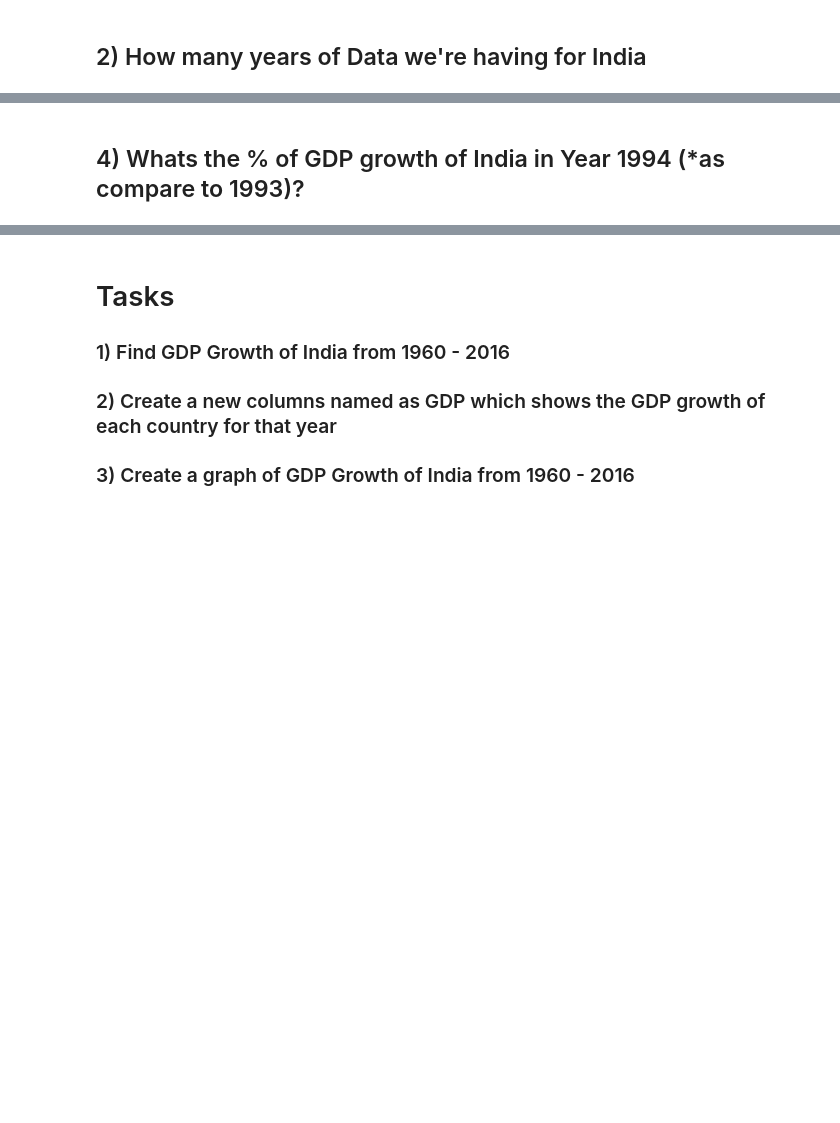
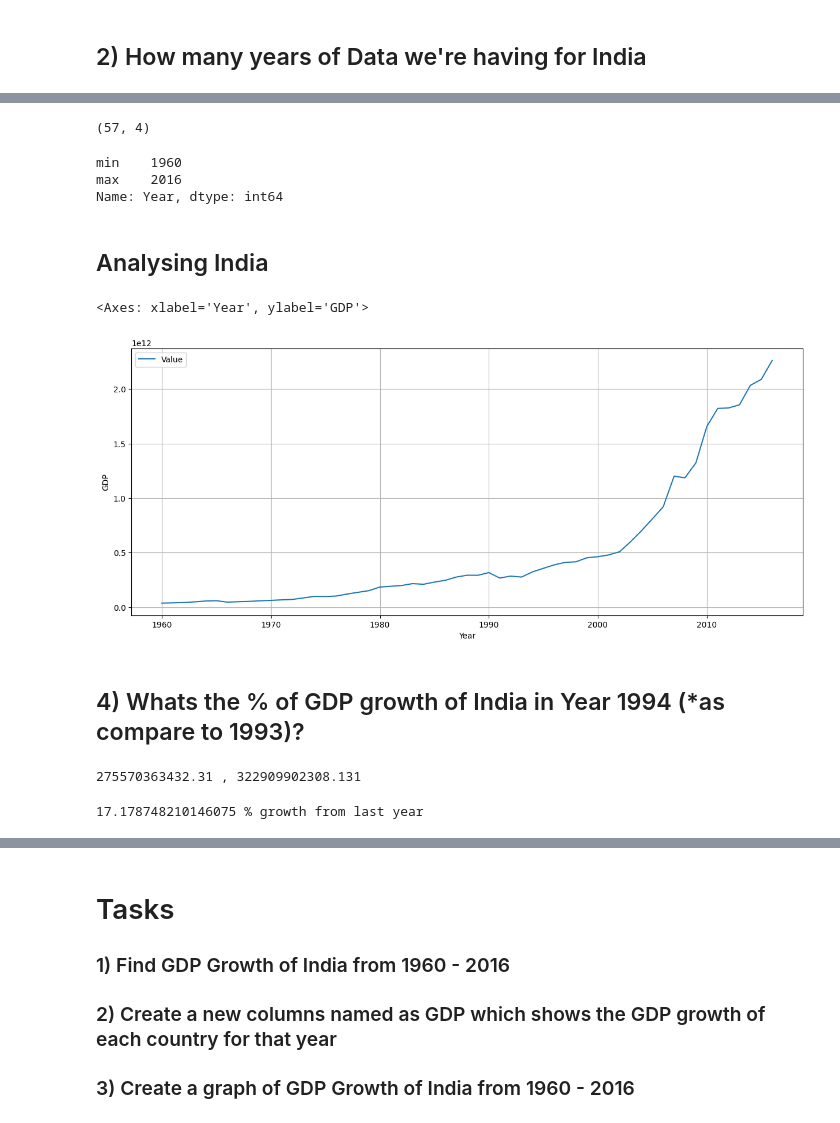
Before and after one commit to vishwajeet02/Projects, a Jupyter notebook: EDA/GDP_Analysis/GDP Analysis.ipynb, the cells around one changed output, grey strips where cells are left out. Drawn from its saved outputs; the diff is of its cells as text; code cells hidden in the pictures; blank space fills up the shorter version.

Commit message:
Done with the India part

```diff
--- a/EDA/GDP_Analysis/GDP Analysis.ipynb
+++ b/EDA/GDP_Analysis/GDP Analysis.ipynb
@@ -12,0 +33,3 @@ df.head()
+# %%
+new_name = {'Country Name':'Country_Name','Country Code':'Country_Code'}
+df.rename(columns = new_name,inplace = True)
@@ -18,0 +87,3 @@ df.head()
+# %%
+df_temp = df[df['Country_Name']=='India']
+df_temp.head(6)
@@ -19,2 +98,30 @@ df.head()
+# %%
+df_temp.shape
+# %% [output]
+(57, 4)
+# %%
+df_temp['Year'].agg(['min','max'])
+# %% [output]
+min    1960
+max    2016
+Name: Year, dtype: int64
+# %% [markdown]
+## Analysing India
+# %%
+df_temp.plot(kind='line',x='Year',y='Value',figsize=(15,6),grid=True,xlabel="Year",ylabel="GDP")
+# %% [output]
+<Axes: xlabel='Year', ylabel='GDP'>
+[figure, added]
 # %% [markdown]
 ## 4) Whats the % of GDP growth of India in Year 1994 (*as compare to 1993)?
+# %%
+gdp_1993 = df_temp[df_temp["Year"]==1993]["Value"].values[0]
+gdp_1994 = df_temp[df_temp["Year"]==1994]["Value"].values[0]
+print(gdp_1993,",",gdp_1994)
+# %% [output]
+275570363432.31 , 322909902308.131
+# %%
+gdp_growth = (gdp_1994-gdp_1993)/gdp_1993*100
+print(gdp_growth,"% growth from last year")
+# %% [output]
+17.178748210146075 % growth from last year
```
Also changed, not shown: parts of 23 cells of this notebook.
